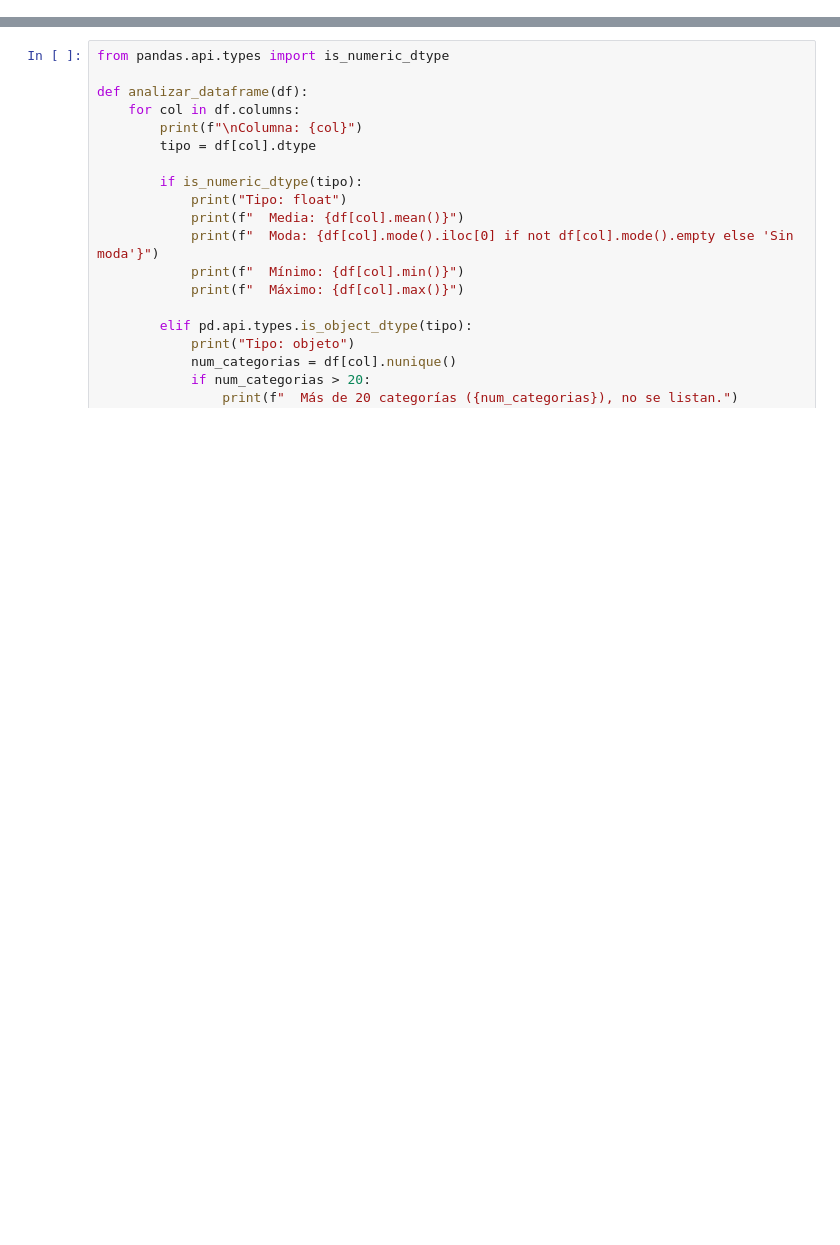
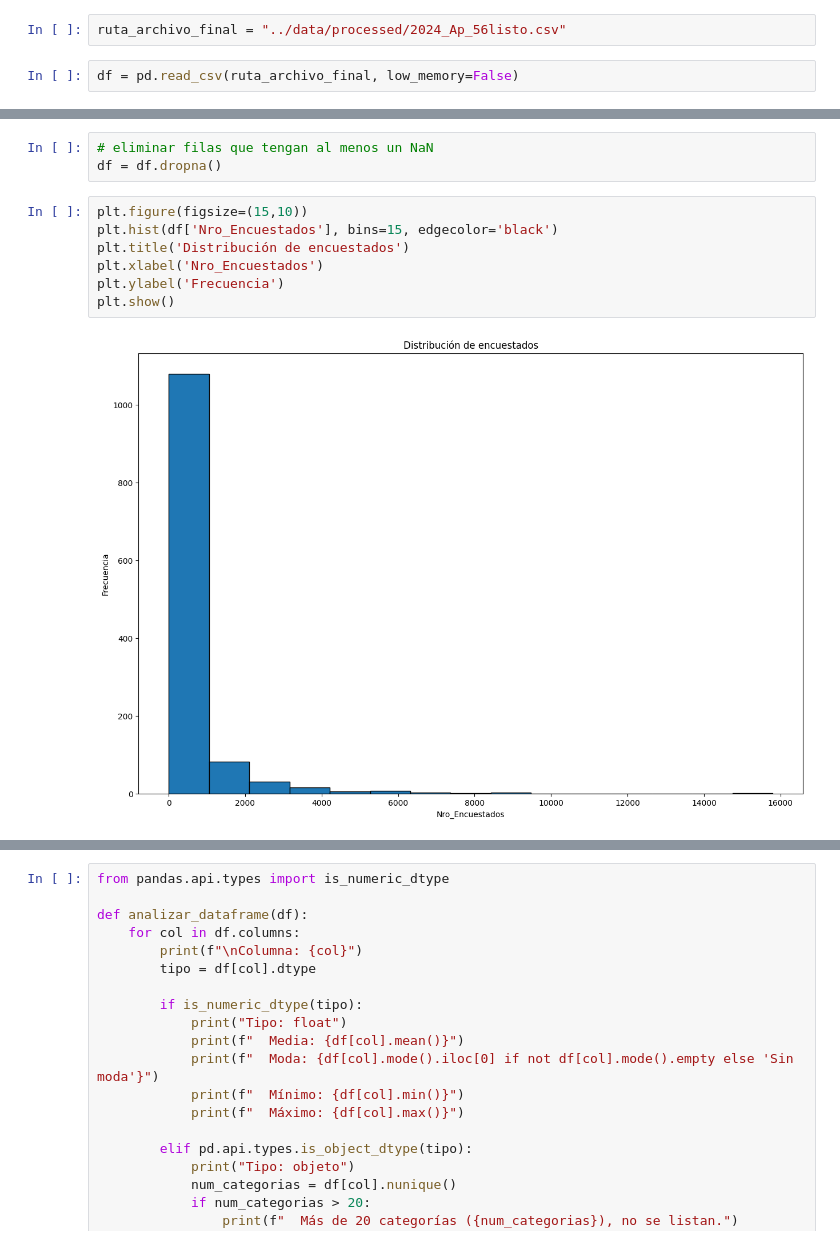
Before and after one commit to Juanchumu/Aprender2016-2024, a Jupyter notebook: notebooks/Exploracion_juan.ipynb, the cells around one changed output, grey strips where cells are left out. Cells and saved outputs as stored; diff of their text form; blank space fills up the shorter version.

```diff
--- a/notebooks/Exploracion_juan.ipynb
+++ b/notebooks/Exploracion_juan.ipynb
@@ -0,0 +16,4 @@
+# %%
+ruta_archivo_final = "../data/processed/2024_Ap_56listo.csv"
+# %%
+df = pd.read_csv(ruta_archivo_final, low_memory=False)
@@ -0,0 +121,12 @@
+# %%
+# eliminar filas que tengan al menos un NaN
+df = df.dropna()
+# %%
+plt.figure(figsize=(15,10))
+plt.hist(df['Nro_Encuestados'], bins=15, edgecolor='black')
+plt.title('Distribución de encuestados')
+plt.xlabel('Nro_Encuestados')
+plt.ylabel('Frecuencia')
+plt.show()
+# %% [output]
+[figure, added]
```
Also changed, not shown: parts of 18 cells of this notebook, 1 other file.
